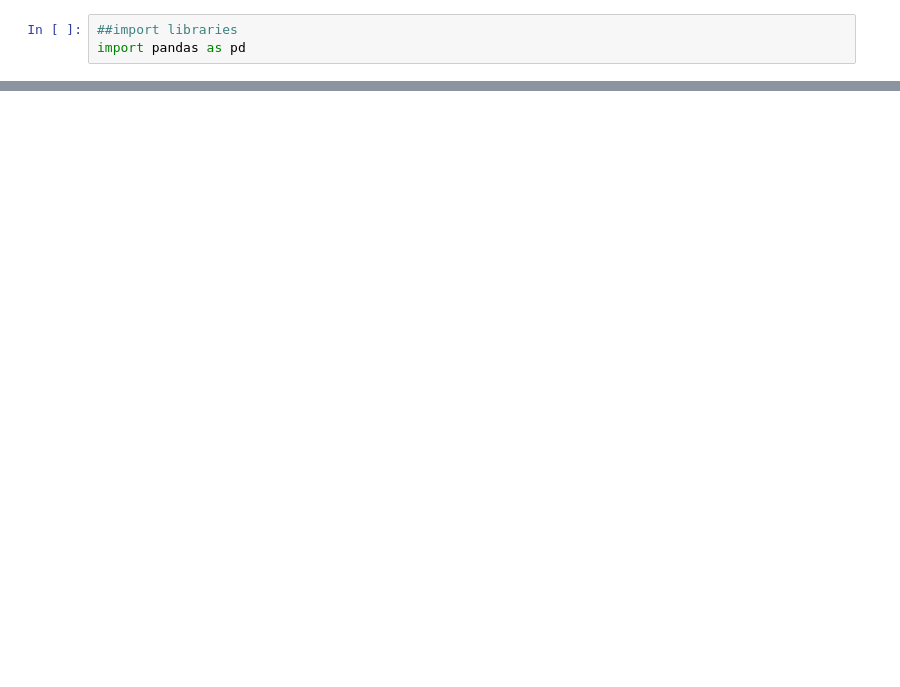
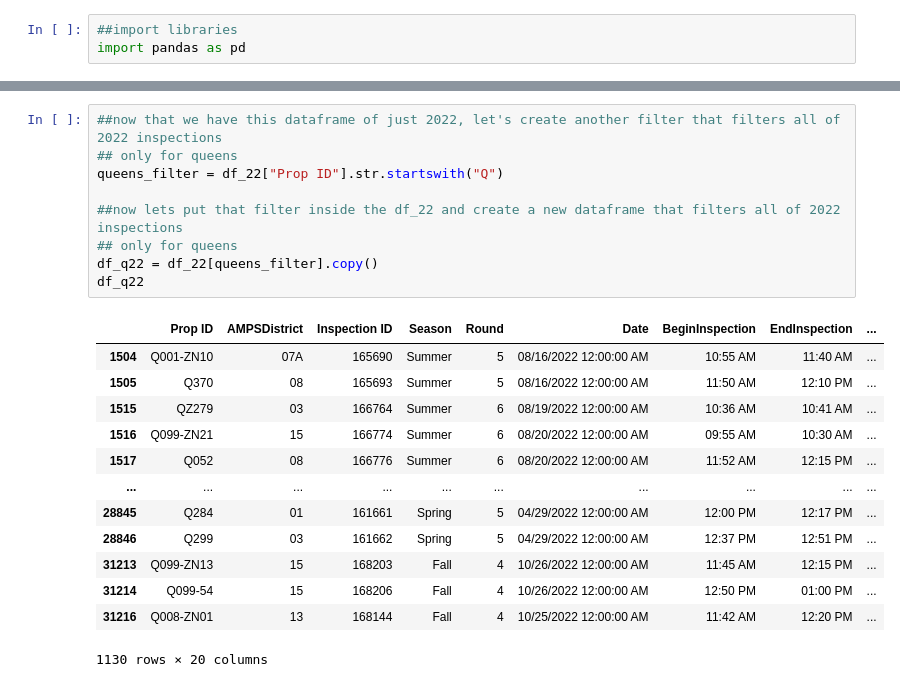
Before and after one commit to sajinashresthacoding/parks-grades, a Jupyter notebook: Parks-grades-analysis.ipynb, the cells around one changed output, grey strips where cells are left out. Drawn from its saved outputs; the diff is of its cells as text; blank space fills up the shorter version.

```diff
--- a/Parks-grades-analysis.ipynb
+++ b/Parks-grades-analysis.ipynb
@@ -96,0 +111,23 @@ Name: Prop ID, Length: 128656, dtype: object
+# %%
+##now that we have this dataframe of just 2022, let's create another filter that filters all of 2022 inspections
+## only for queens
+queens_filter = df_22["Prop ID"].str.startswith("Q")
+
+##now lets put that filter inside the df_22 and create a new dataframe that filters all of 2022 inspections
+## only for queens
+df_q22 = df_22[queens_filter].copy()
+df_q22
+# %% [output]
+|  | Prop ID | AMPSDistrict | Inspection ID | Season | Round | Date | BeginInspection | EndInspection | ... |
+| 1504 | Q001-ZN10 | 07A | 165690 | Summer | 5 | 08/16/2022 12:00:00 AM | 10:55 AM | 11:40 AM | ... |
+| 1505 | Q370 | 08 | 165693 | Summer | 5 | 08/16/2022 12:00:00 AM | 11:50 AM | 12:10 PM | ... |
+| 1515 | QZ279 | 03 | 166764 | Summer | 6 | 08/19/2022 12:00:00 AM | 10:36 AM | 10:41 AM | ... |
+| 1516 | Q099-ZN21 | 15 | 166774 | Summer | 6 | 08/20/2022 12:00:00 AM | 09:55 AM | 10:30 AM | ... |
+| 1517 | Q052 | 08 | 166776 | Summer | 6 | 08/20/2022 12:00:00 AM | 11:52 AM | 12:15 PM | ... |
+| ... | ... | ... | ... | ... | ... | ... | ... | ... | ... |
+| 28845 | Q284 | 01 | 161661 | Spring | 5 | 04/29/2022 12:00:00 AM | 12:00 PM | 12:17 PM | ... |
+| 28846 | Q299 | 03 | 161662 | Spring | 5 | 04/29/2022 12:00:00 AM | 12:37 PM | 12:51 PM | ... |
+| 31213 | Q099-ZN13 | 15 | 168203 | Fall | 4 | 10/26/2022 12:00:00 AM | 11:45 AM | 12:15 PM | ... |
+| 31214 | Q099-54 | 15 | 168206 | Fall | 4 | 10/26/2022 12:00:00 AM | 12:50 PM | 01:00 PM | ... |
+| 31216 | Q008-ZN01 | 13 | 168144 | Fall | 4 | 10/25/2022 12:00:00 AM | 11:42 AM | 12:20 PM | ... |
+1130 rows × 20 columns
```
Also changed, not shown: parts of 20 cells of this notebook.
